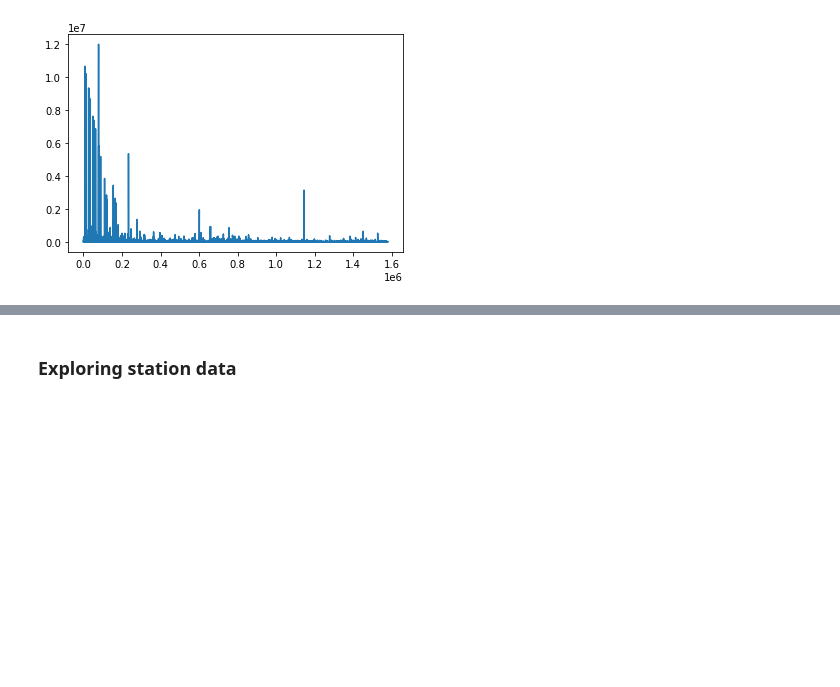
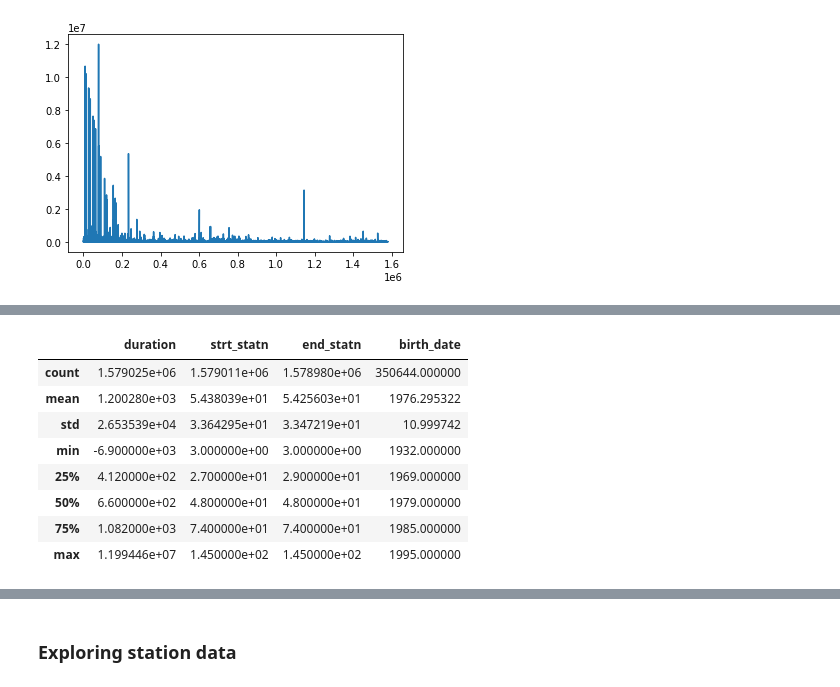
Before and after one commit to davidlaucw/DataScienceTest, a Jupyter notebook: main.ipynb, the cells around one changed output, grey strips where cells are left out. Cells and saved outputs as stored; diff of their text form; code cells hidden in the pictures; blank space fills up the shorter version.

```diff
--- a/main.ipynb
+++ b/main.ipynb
@@ -76,0 +98,12 @@ df_trips.duration.plot()
+# %%
+df_trips.describe()
+# %% [output]
+|  | duration | strt_statn | end_statn | birth_date |
+| count | 1.579025e+06 | 1.579011e+06 | 1.578980e+06 | 350644.000000 |
+| mean | 1.200280e+03 | 5.438039e+01 | 5.425603e+01 | 1976.295322 |
+| std | 2.653539e+04 | 3.364295e+01 | 3.347219e+01 | 10.999742 |
+| min | -6.900000e+03 | 3.000000e+00 | 3.000000e+00 | 1932.000000 |
+| 25% | 4.120000e+02 | 2.700000e+01 | 2.900000e+01 | 1969.000000 |
+| 50% | 6.600000e+02 | 4.800000e+01 | 4.800000e+01 | 1979.000000 |
+| 75% | 1.082000e+03 | 7.400000e+01 | 7.400000e+01 | 1985.000000 |
+| max | 1.199446e+07 | 1.450000e+02 | 1.450000e+02 | 1995.000000 |
```
Also changed, not shown: parts of 24 cells of this notebook, 1 other file.
